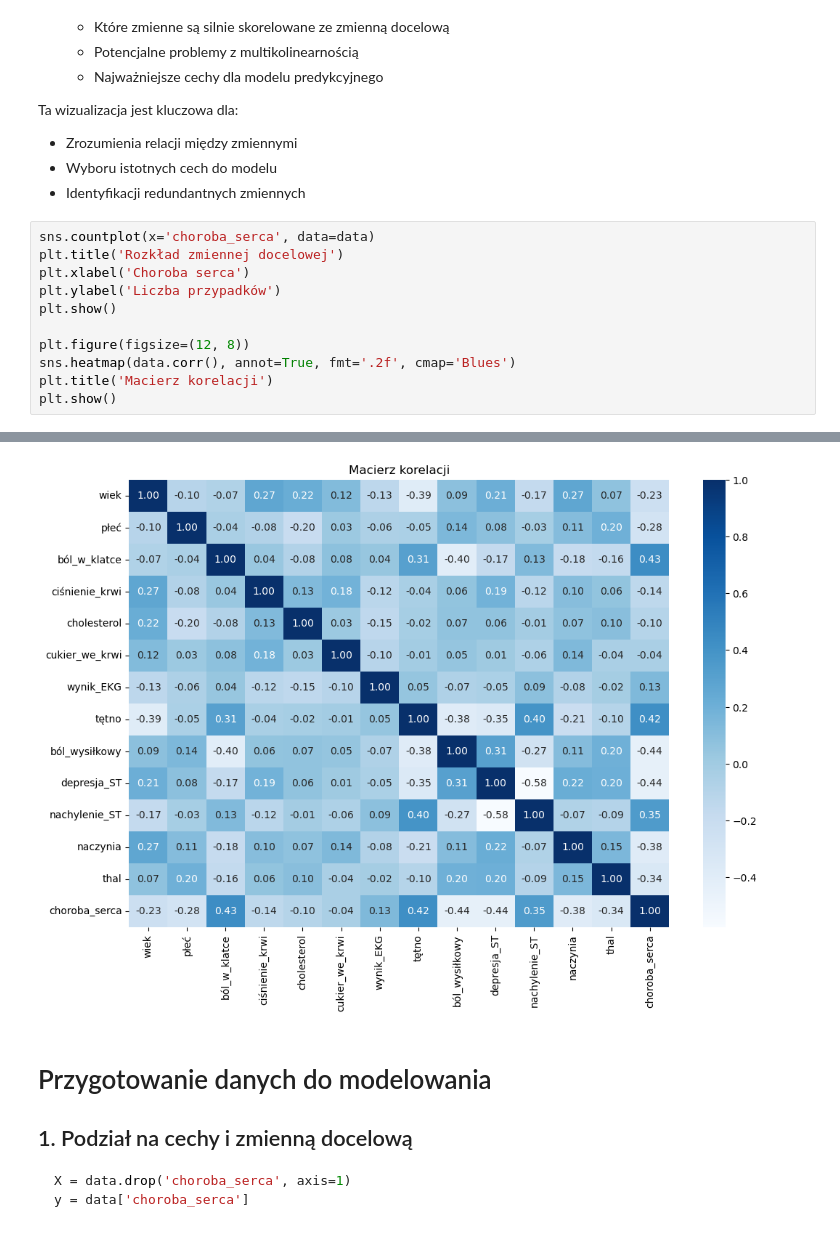
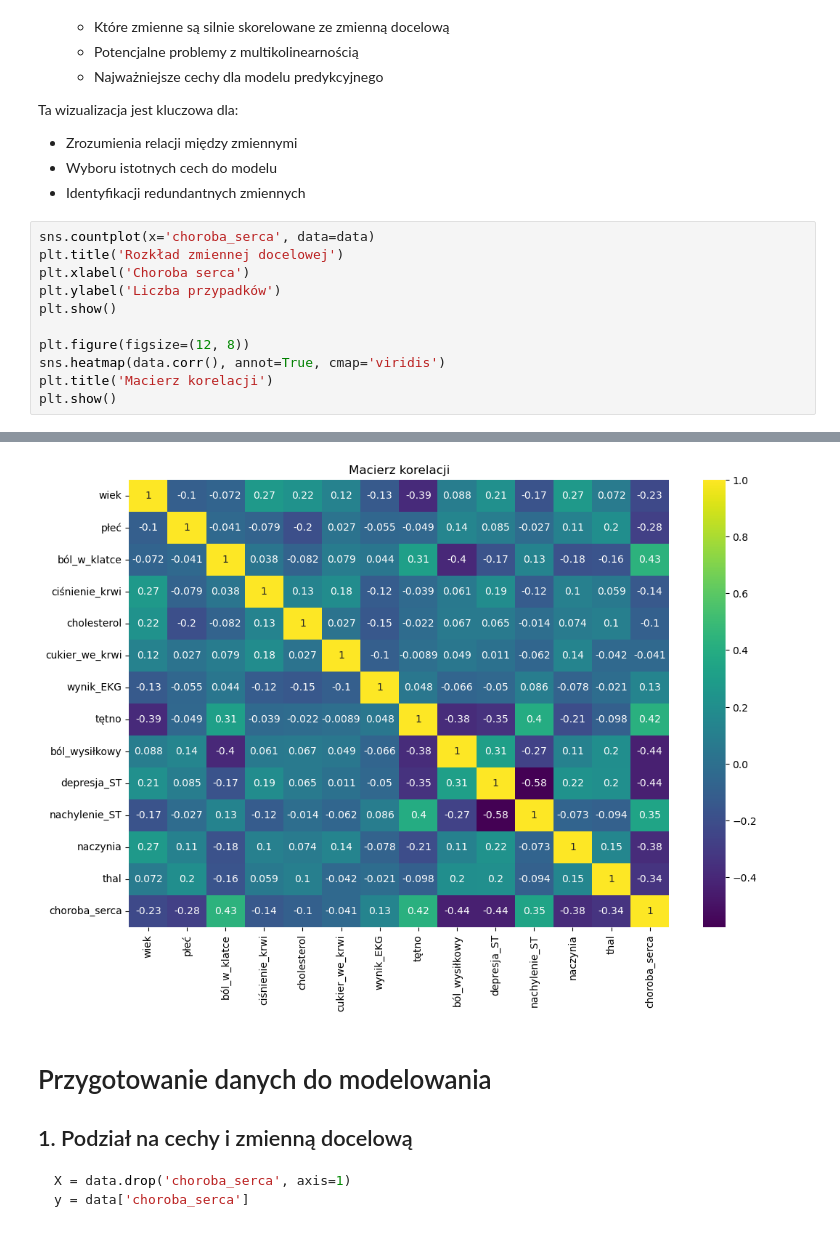
Before and after one commit to LiCHUTKO/heart-attack-analisys, a Jupyter notebook: notebook.ipynb, the cells around one changed output, grey strips where cells are left out. Saved outputs shown, nothing was run; the diff lists cells and outputs as text.

```diff
--- a/notebook.ipynb
+++ b/notebook.ipynb
@@ -223,17 +223,17 @@ Ta wizualizacja jest kluczowa dla:
 # %%
 sns.countplot(x='choroba_serca', data=data)
 plt.title('Rozkład zmiennej docelowej')
 plt.xlabel('Choroba serca')
 plt.ylabel('Liczba przypadków')
 plt.show()
 
 plt.figure(figsize=(12, 8))
-sns.heatmap(data.corr(), annot=True, fmt='.2f', cmap='Blues')
+sns.heatmap(data.corr(), annot=True, cmap='viridis')
 plt.title('Macierz korelacji')
 plt.show()
 # %% [output]
 [figure]
-[figure, old version]
+[figure, new version]
 # %% [markdown]
 # Przygotowanie danych do modelowania
 
```
Also changed, not shown: parts of 1 cell of this notebook.
